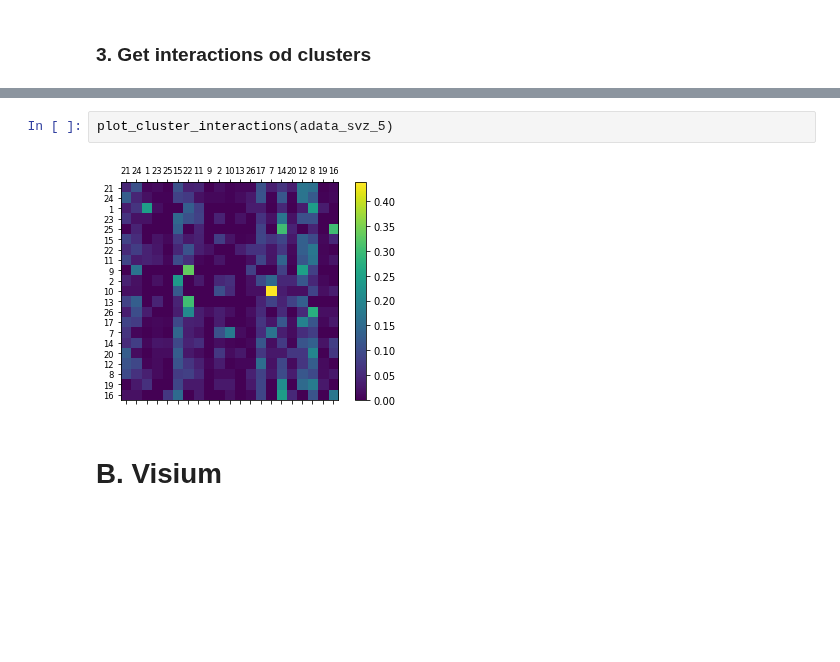
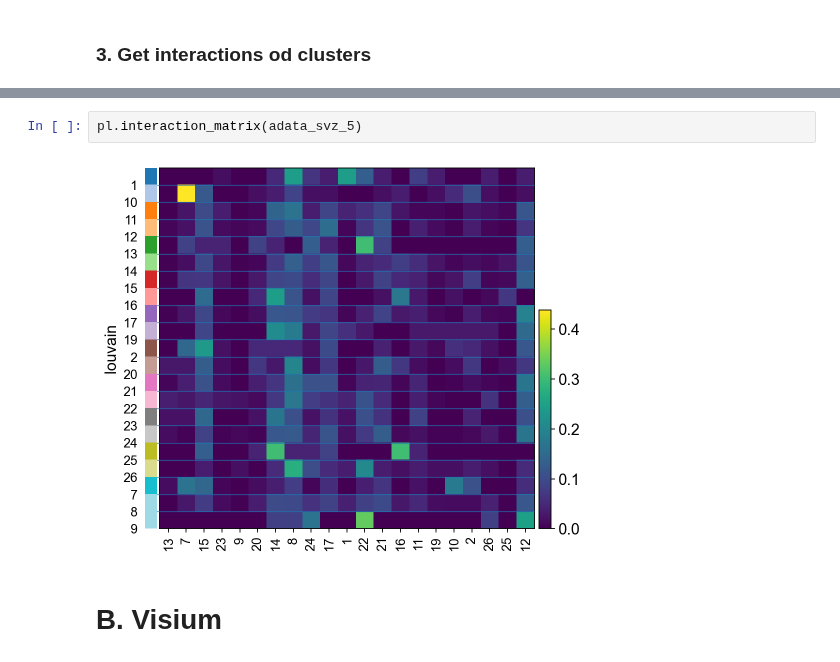
Before and after one commit to scverse/squidpy, a Jupyter notebook: notebooks/centrality_measures.ipynb, the cells around one changed output, grey strips where cells are left out. Drawn from its saved outputs; the diff is of its cells as text; blank space fills up the shorter version.

```diff
--- a/notebooks/centrality_measures.ipynb
+++ b/notebooks/centrality_measures.ipynb
@@ -51,9 +65,9 @@ cluster_interactions(adata_svz_5, clusters_key='louvain', normalized=True)
 # %% [output]
 Using saved networkx graph stored under .uns in AnnData object.
-# %%
-plot_cluster_interactions(adata_svz_5)
-# %% [output]
-[figure, removed]
+# %%
+pl.interaction_matrix(adata_svz_5)
+# %% [output]
+[figure, added]
 # %% [markdown]
 # B. Visium
 # %%
```
Also changed, not shown: parts of 19 cells of this notebook, 5 other files.
